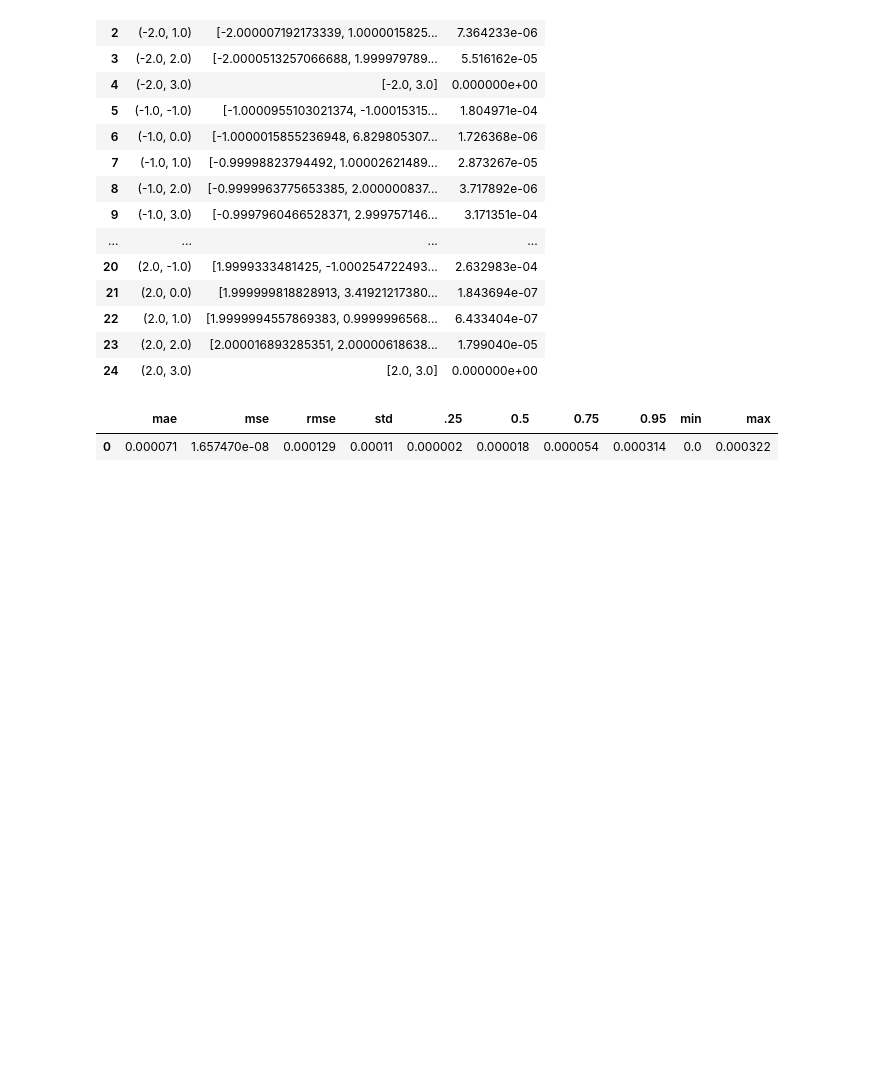
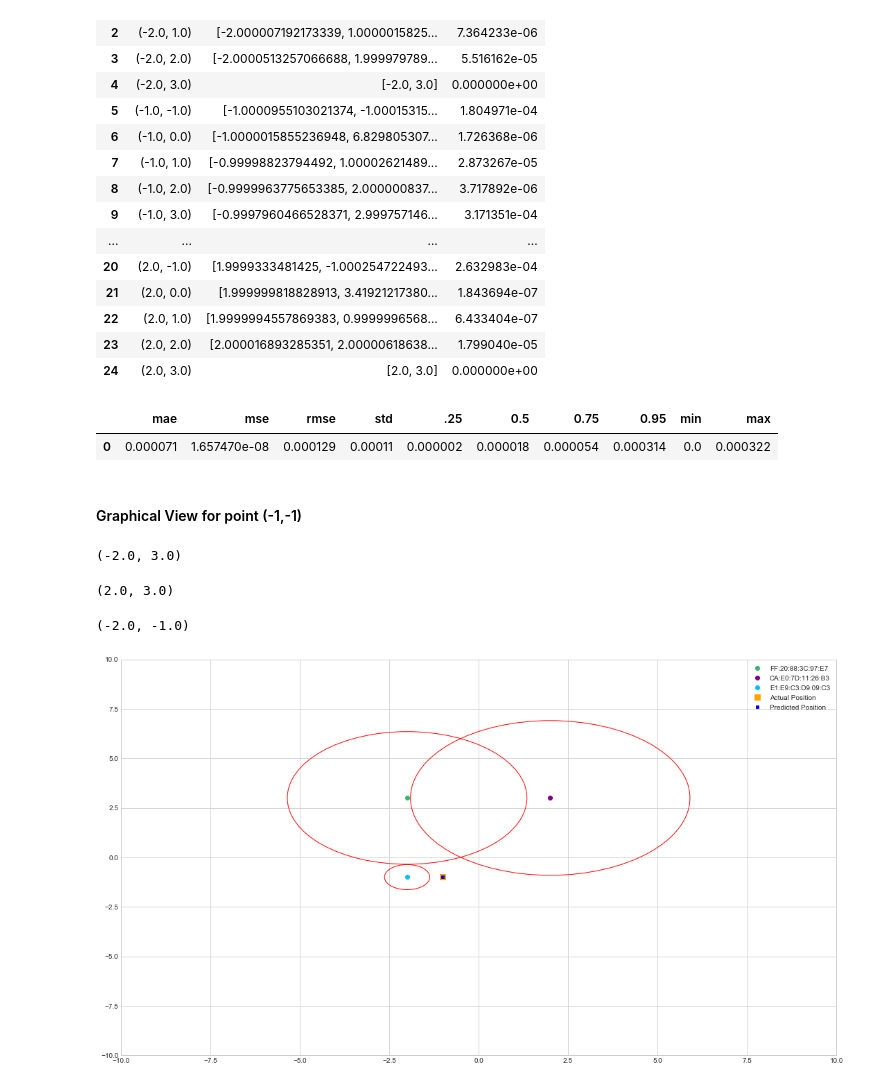
Before and after one commit to rui-pedro-porfirio/IndoorApp, a Jupyter notebook: Server/Notebooks/TRILATERATION/TrilaterationNotebook.ipynb, the cells around one changed output. Cells and saved outputs as stored; diff of their text form; code cells hidden in the pictures; blank space fills up the shorter version.

```diff
--- a/Server/Notebooks/TRILATERATION/TrilaterationNotebook.ipynb
+++ b/Server/Notebooks/TRILATERATION/TrilaterationNotebook.ipynb
@@ -1179,3 +1226,34 @@ GUESSED: [2. 3.]
 | 24 | (2.0, 3.0) | [2.0, 3.0] | 0.000000e+00 |
 |  | mae | mse | rmse | std | .25 | 0.5 | 0.75 | 0.95 | min | max |
 | 0 | 0.000071 | 1.657470e-08 | 0.000129 | 0.00011 | 0.000002 | 0.000018 | 0.000054 | 0.000314 | 0.0 | 0.000322 |
+# %% [markdown]
+#### Graphical View for point (-1,-1)
+# %%
+aux_list = list()
+colors=['mediumseagreen','purple','deepskyblue']
+counter = 0
+for k, v in aps.items():
+    coordinates = (v['x'],v['y'])
+    display(coordinates)
+    ap = plt.Circle(coordinates,distances[(-1.0,-1.0)][k],color='r',fill=False,label=str(k))
+    aux_list.append(ap)
+fig, ax = plt.subplots()
+ax = plt.gca()
+ax.cla() # clear things for fresh plot
+ax.set_xlim((-10, 10))
+ax.set_ylim((-10, 10))
+fig.set_size_inches(18.5, 10.5, forward=True)
+for k, v in aps.items():
+    coordinates = (v['x'],v['y'])
+    ax.plot(v['x'],v['y'],'o',color=colors[counter],label=str(k))
+    counter += 1
+ax.plot(-1.0,-1.0,'s',color='orange',label='Actual Position',markersize =8)
+ax.plot(-1.00009551, -1.00015316,'s',color='blue',label='Predicted Position',markersize =4)
+for element in aux_list:
+    ax.add_artist(element)
+plt.legend(loc='upper right');
+# %% [output]
+(-2.0, 3.0)
+(2.0, 3.0)
+(-2.0, -1.0)
+[figure, added]
```
Also changed, not shown: parts of 14 cells of this notebook, 3 other files.
